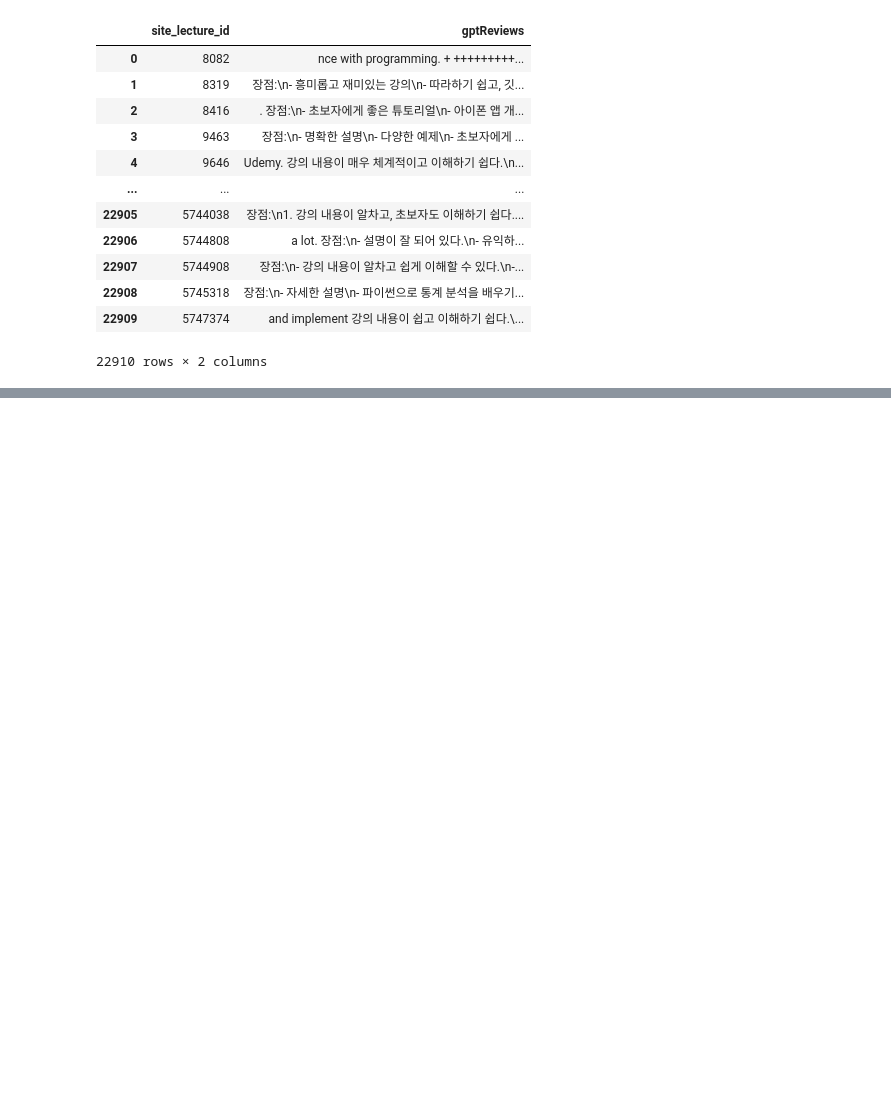
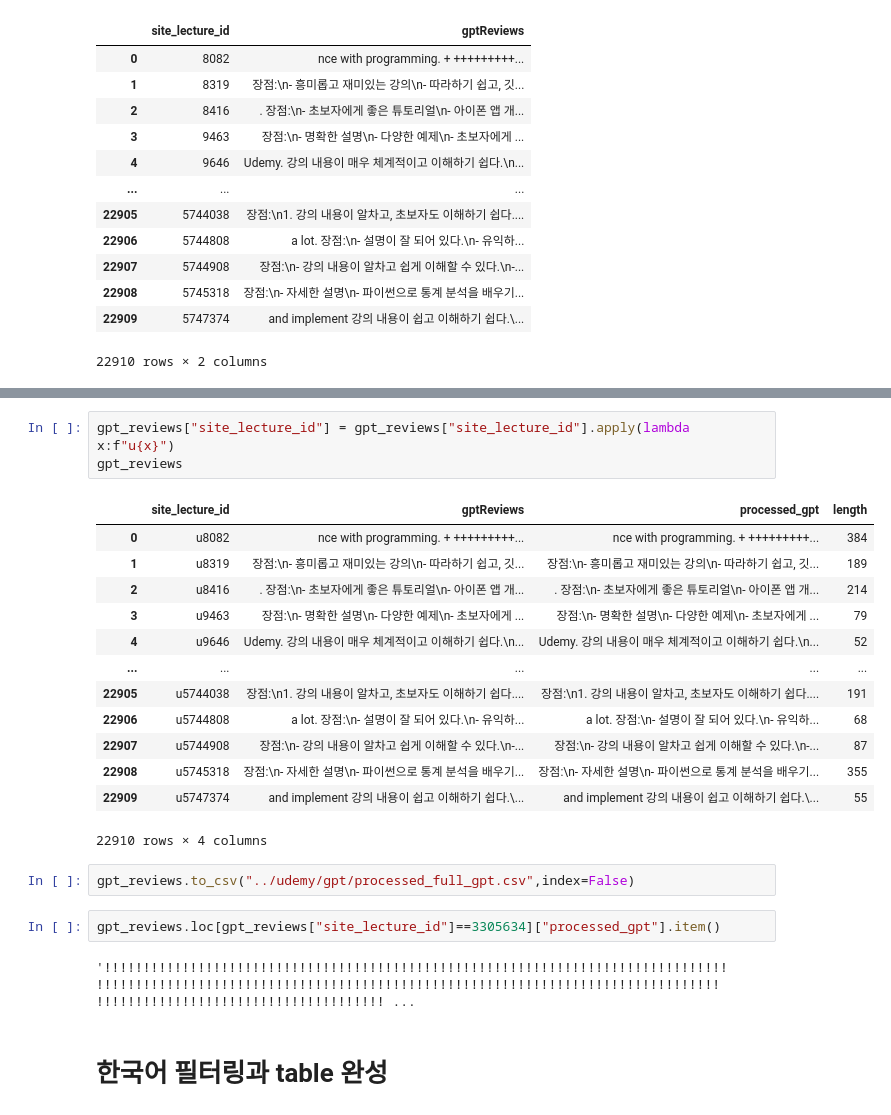
Before and after one commit to f17coders/ClassHub, a Jupyter notebook: data/work_classification/udemy_gpt.ipynb, the cells around one changed output, grey strips where cells are left out. Cells and saved outputs as stored; diff of their text form; blank space fills up the shorter version.

```diff
--- a/data/work_classification/udemy_gpt.ipynb
+++ b/data/work_classification/udemy_gpt.ipynb
@@ -73,0 +133,25 @@ gpt_reviews
+# %%
+gpt_reviews["site_lecture_id"] = gpt_reviews["site_lecture_id"].apply(lambda x:f"u{x}")
+gpt_reviews
+# %% [output]
+|  | site_lecture_id | gptReviews | processed_gpt | length |
+| 0 | u8082 | nce with programming. + +++++++++... | nce with programming. + +++++++++... | 384 |
+| 1 | u8319 | 장점:\n- 흥미롭고 재미있는 강의\n- 따라하기 쉽고, 깃... | 장점:\n- 흥미롭고 재미있는 강의\n- 따라하기 쉽고, 깃... | 189 |
+| 2 | u8416 | . 장점:\n- 초보자에게 좋은 튜토리얼\n- 아이폰 앱 개... | . 장점:\n- 초보자에게 좋은 튜토리얼\n- 아이폰 앱 개... | 214 |
+| 3 | u9463 | 장점:\n- 명확한 설명\n- 다양한 예제\n- 초보자에게 ... | 장점:\n- 명확한 설명\n- 다양한 예제\n- 초보자에게 ... | 79 |
+| 4 | u9646 | Udemy. 강의 내용이 매우 체계적이고 이해하기 쉽다.\n... | Udemy. 강의 내용이 매우 체계적이고 이해하기 쉽다.\n... | 52 |
+| ... | ... | ... | ... | ... |
+| 22905 | u5744038 | 장점:\n1. 강의 내용이 알차고, 초보자도 이해하기 쉽다.... | 장점:\n1. 강의 내용이 알차고, 초보자도 이해하기 쉽다.... | 191 |
+| 22906 | u5744808 | a lot. 장점:\n- 설명이 잘 되어 있다.\n- 유익하... | a lot. 장점:\n- 설명이 잘 되어 있다.\n- 유익하... | 68 |
+| 22907 | u5744908 | 장점:\n- 강의 내용이 알차고 쉽게 이해할 수 있다.\n-... | 장점:\n- 강의 내용이 알차고 쉽게 이해할 수 있다.\n-... | 87 |
+| 22908 | u5745318 | 장점:\n- 자세한 설명\n- 파이썬으로 통계 분석을 배우기... | 장점:\n- 자세한 설명\n- 파이썬으로 통계 분석을 배우기... | 355 |
+| 22909 | u5747374 | and implement 강의 내용이 쉽고 이해하기 쉽다.\... | and implement 강의 내용이 쉽고 이해하기 쉽다.\... | 55 |
+22910 rows × 4 columns
+# %%
+gpt_reviews.to_csv("../udemy/gpt/processed_full_gpt.csv",index=False)
+# %%
+gpt_reviews.loc[gpt_reviews["site_lecture_id"]==3305634]["processed_gpt"].item()
+# %% [output]
+'!!!!!!!!!!!!!!!!!!!!!!!!!!!!!!!!!!!!!!!!!!!!!!!!!!!!!!!!!!!!!!!!!!!!!!!!!!!!!!!! !!!!!!!!!!!!!!!!!!!!!!!!!!!!!!!!!!!!!!!!!!!!!!!!!!!!!!!!!!!!!!!!!!!!!!!!!!!!!!!! !!!!!!!!!!!!!!!!!!!!!!!!!!!!!!!!!!!!! ...
+# %% [markdown]
+# 한국어 필터링과 table 완성
```
Also changed, not shown: parts of 14 cells of this notebook.
